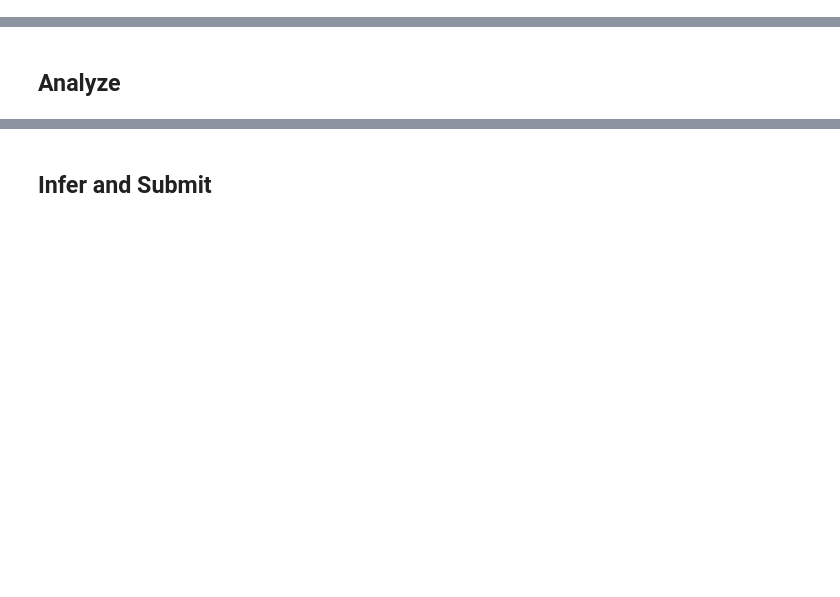
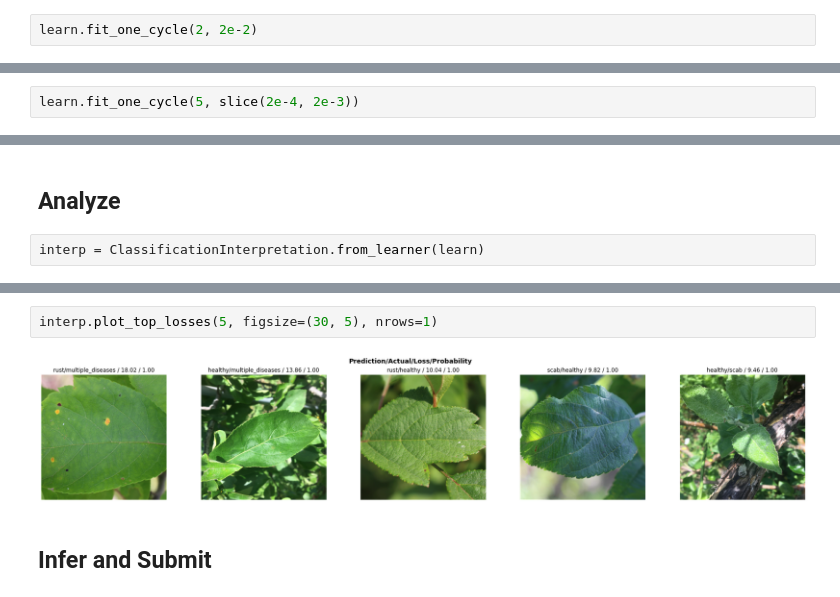
Before and after one commit to bwolfson97/plant_pathology, a Jupyter notebook: dev_nbs/experiments.ipynb, the cells around one changed output, grey strips where cells are left out. Cells and saved outputs as stored; diff of their text form; blank space fills up the shorter version.

```diff
--- a/dev_nbs/experiments.ipynb
+++ b/dev_nbs/experiments.ipynb
@@ -22,2 +44,4 @@ learn = cnn_learner(dls, resnet18, metrics=[accuracy, RocAuc], cbs=Wan)
 # %% [markdown]
 ## Train
+# %%
+learn.fit_one_cycle(2, 2e-2)
@@ -23,0 +57,2 @@ learn = cnn_learner(dls, resnet18, metrics=[accuracy, RocAuc], cbs=Wan)
+# %%
+learn.fit_one_cycle(5, slice(2e-4, 2e-3))
@@ -24,2 +67,4 @@ learn = cnn_learner(dls, resnet18, metrics=[accuracy, RocAuc], cbs=Wan)
 # %% [markdown]
 ## Analyze
+# %%
+interp = ClassificationInterpretation.from_learner(learn)
@@ -26,2 +73,6 @@ learn = cnn_learner(dls, resnet18, metrics=[accuracy, RocAuc], cbs=Wan)
+# %%
+interp.plot_top_losses(5, figsize=(30, 5), nrows=1)
+# %% [output]
+[figure, added]
 # %% [markdown]
 ## Infer and Submit
```
Also changed, not shown: parts of 15 cells of this notebook, 5 other files.
